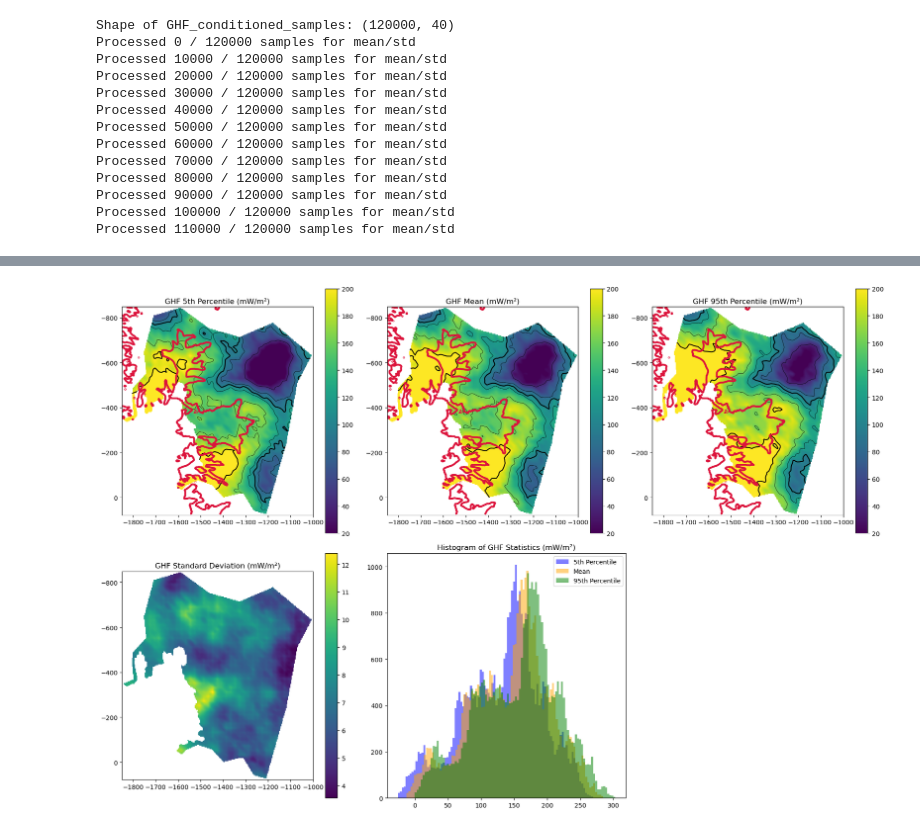
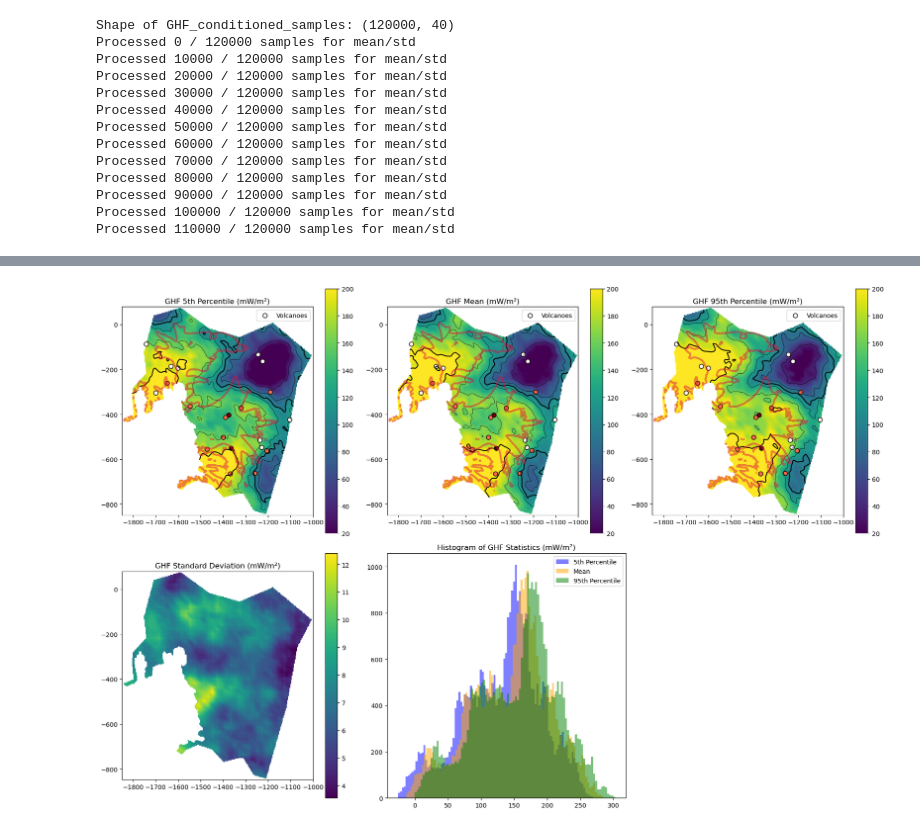
Before and after one commit to alastairyang/GMR-inference, a Jupyter notebook: notebooks/inferGHF.ipynb, the cells around one changed output, grey strips where cells are left out. Cells and saved outputs as stored; diff of their text form; code cells hidden in the pictures.

```diff
--- a/notebooks/inferGHF.ipynb
+++ b/notebooks/inferGHF.ipynb
@@ -312,12 +381,15 @@ vel_interp
 # %%
 contour_levels      = [40, 80, 120, 160, 200]
 contour_bold_levels = [100, 200]
-vel_contour_levels = [100]
+vel_contour_levels = [50]
 
 GHF_p05[~model_bound_data_ori]  = np.nan
 GHF_mean[~model_bound_data_ori] = np.nan
 GHF_p95[~model_bound_data_ori]  = np.nan
 GHF_std[~model_bound_data_ori]  = np.nan
+
+xmin, xmax, ymax_orig, ymin_orig = md.extent  # note: your extent is [x0, x1, ytop, ybottom]
+corrected_extent = [xmin, xmax, ymin_orig, ymax_orig]  # now [xmin, xmax, -848, 78.1]
 
 def plot_ghf_panel(ax, data_mW, title, extent, vmin=20, vmax=200):
     im = ax.imshow(
@@ -344,35 +416,48 @@ def plot_ghf_panel(ax, data_mW, title, extent, vmin=20, vmax=200):
     )
     ax.contour(
         vel_interp.reshape(md.nx, md.ny),
         levels=vel_contour_levels,
         colors='crimson', linewidths=3,
+        alpha=0.5,
+        # dash line
         extent=extent,
         origin='lower'       # ← must match imshow
     )
+    ax.scatter(
+        volcano_x_in_domain / 1e3,
+        volcano_y_in_domain / 1e3,
+        c=volcano_conf_in_domain,
+        cmap='Reds',
+        edgecolor='k',
+        s=50,
+        label='Volcanoes'
+    )
+    ax.legend()
     ax.set_title(title)
     # do NOT call invert_yaxis() — extent already sets the axis direction
 
 fig, axes = plt.subplots(2, 3, figsize=(18, 12))
 
-plot_ghf_panel(axes[0,0], GHF_p05  * 1e3, 'GHF 5th Percentile (mW/m²)',  extent)
-plot_ghf_panel(axes[0,1], GHF_mean * 1e3, 'GHF Mean (mW/m²)',             extent)
-plot_ghf_panel(axes[0,2], GHF_p95  * 1e3, 'GHF 95th Percentile (mW/m²)', extent)
+plot_ghf_panel(axes[0,0], GHF_p05  * 1e3, 'GHF 5th Percentile (mW/m²)',  corrected_extent)
+plot_ghf_panel(axes[0,1], GHF_mean * 1e3, 'GHF Mean (mW/m²)',             corrected_extent)
+plot_ghf_panel(axes[0,2], GHF_p95  * 1e3, 'GHF 95th Percentile (mW/m²)', corrected_extent)
 
 # std — no vmin/vmax clipping
-im_std = axes[1,0].imshow(GHF_std * 1e3, cmap='viridis', extent=extent, origin='lower')
+im_std = axes[1,0].imshow(GHF_std * 1e3, cmap='viridis', extent=corrected_extent, origin='lower')
 plt.colorbar(im_std, ax=axes[1,0])
 axes[1,0].set_title('GHF Standard Deviation (mW/m²)')
 
 # histogram
 axes[1,1].hist(GHF_p05[model_bound_data_ori].flatten()  * 1e3, bins=100, color='blue',   alpha=0.5)
 axes[1,1].hist(GHF_mean[model_bound_data_ori].flatten() * 1e3, bins=100, color='orange', alpha=0.5)
 axes[1,1].hist(GHF_p95[model_bound_data_ori].flatten()  * 1e3, bins=100, color='green',  alpha=0.5)
 axes[1,1].legend(['5th Percentile', 'Mean', '95th Percentile'])
 axes[1,1].set_title('Histogram of GHF Statistics (mW/m²)')
 
 axes[1,2].set_visible(False)  # empty 6th panel
 
 plt.tight_layout()
+plt.savefig("../figs/GHF_inference_results.png", dpi=300)
 plt.show()
 # %% [output]
-[figure, old version]
+[figure, new version]
```
Also changed, not shown: parts of 6 cells of this notebook, 2 other files.
